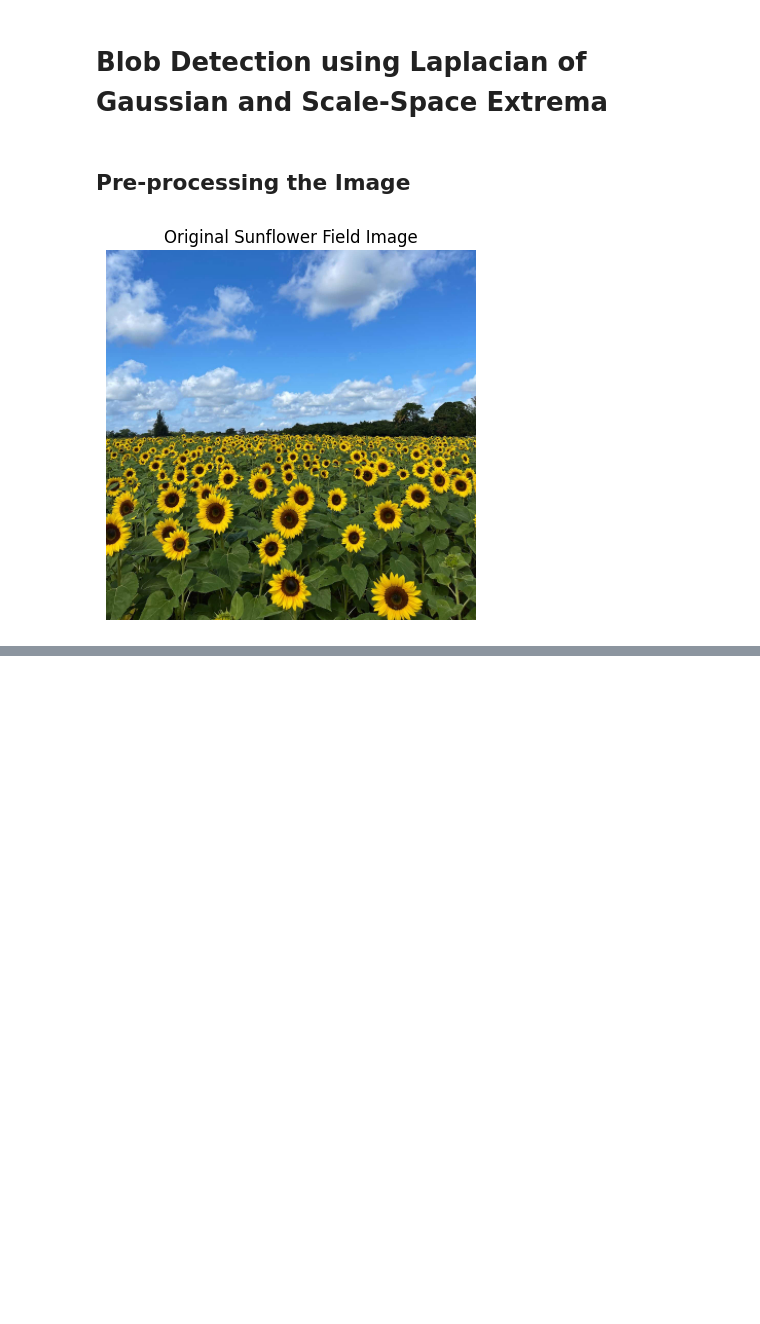
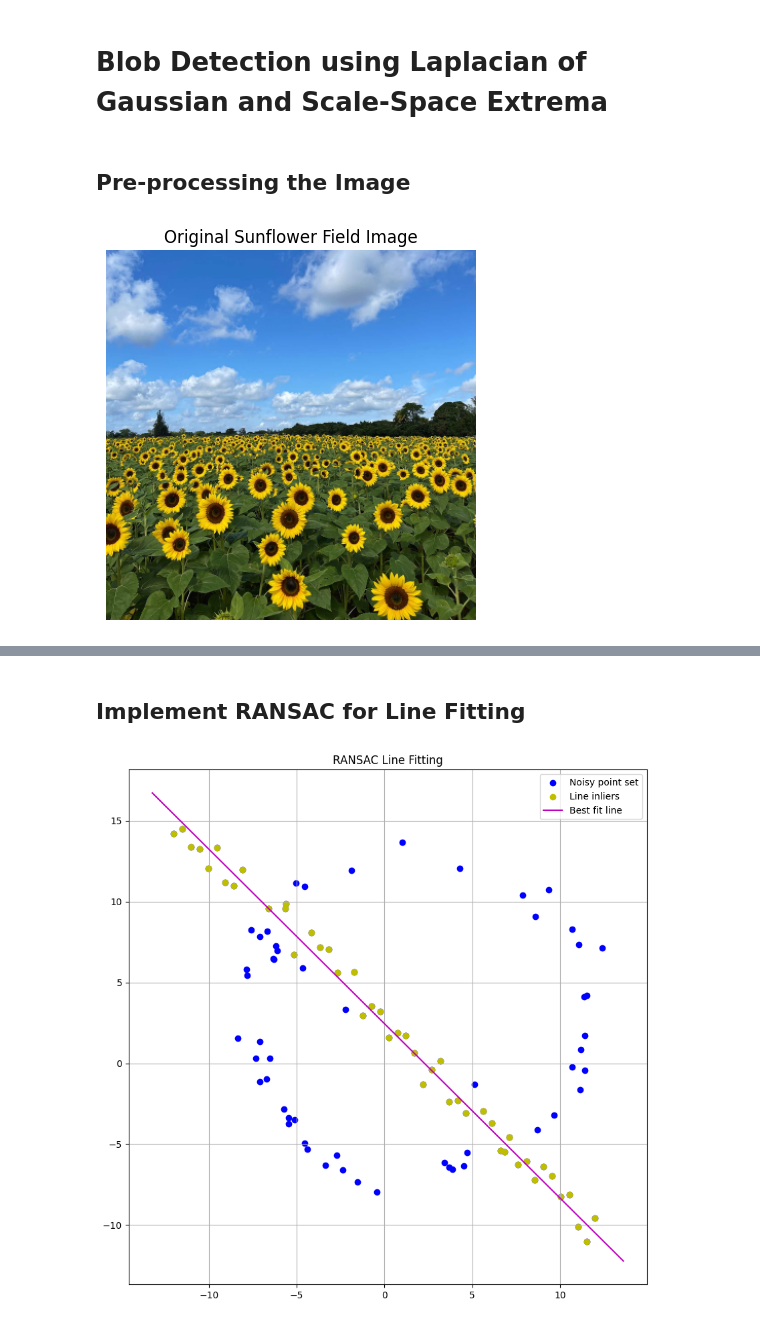
Before and after one commit to eshansurendra/EN3160_Assignment_02, a Jupyter notebook: A2.ipynb, the cells around one changed output, grey strips where cells are left out. Cells and saved outputs as stored; diff of their text form; code cells hidden in the pictures; blank space fills up the shorter version.

```diff
--- a/A2.ipynb
+++ b/A2.ipynb
@@ -57,0 +208,62 @@ plt.show()
+# %% [markdown]
+## Implement RANSAC for Line Fitting
+# %%
+def line_through_points(p1, p2):
+    # Calculate normal vector [a, b]⊺
+    a = p2[1] - p1[1]
+    b = p1[0] - p2[0]
+    d = p1[0]*p2[1] - p2[0]*p1[1]  # d is the perpendicular distance from origin
+
+    norm = np.sqrt(a**2 + b**2)
+    return a / norm, b / norm, d / norm
+
+def get_line_inliers(a, b, d, X, threshold):
+    inliers = []
+    for point in X:
+        distance = abs(a * point[0] + b * point[1] + d)
+        if distance < threshold:
+            inliers.append(point)
+    return np.array(inliers)
+
+# RANSAC for Line
+def ransac_line(X, n_iterations=1000, threshold=1.0, consensus_points=40):
+    best_line = None
+    best_inliers = []
+    best_count = 0
+
+    for _ in range(n_iterations):
+        # Randomly select 2 points to define a line
+        sample_points = X[np.random.choice(X.shape[0], 2, replace=False)]
+
+        a, b, d = line_through_points(sample_points[0], sample_points[1])
+
+        # Get the inliers for this line
+        inliers = get_line_inliers(a, b, d, X, threshold)
+
+        # Check if this line has the most inliers
+        if len(inliers) > best_count:
+            best_line = (a, b, d)
+            best_inliers = inliers
+            best_count = len(inliers)
+
+    return best_line, best_inliers
+
+# Perform RANSAC for line
+best_line, best_line_inliers = ransac_line(X, threshold=1.0)
+
+# Plot line inliers
+plt.figure(figsize=(10, 10))
+plt.scatter(X[:, 0], X[:, 1], color='b', label='Noisy point set')
+plt.scatter(best_line_inliers[:, 0], best_line_inliers[:, 1], color='y', label='Line inliers')
+
+# Plot the best line
+x_vals = np.array(plt.gca().get_xlim())
+y_vals = (-best_line[2] - best_line[0] * x_vals) / best_line[1]
+plt.plot(x_vals, y_vals, color='m', label='Best fit line')
+
+plt.title("RANSAC Line Fitting")
+plt.legend()
+plt.grid()
+plt.show()
+# %% [output]
+[figure, added]
```
Also changed, not shown: parts of 26 cells of this notebook.
